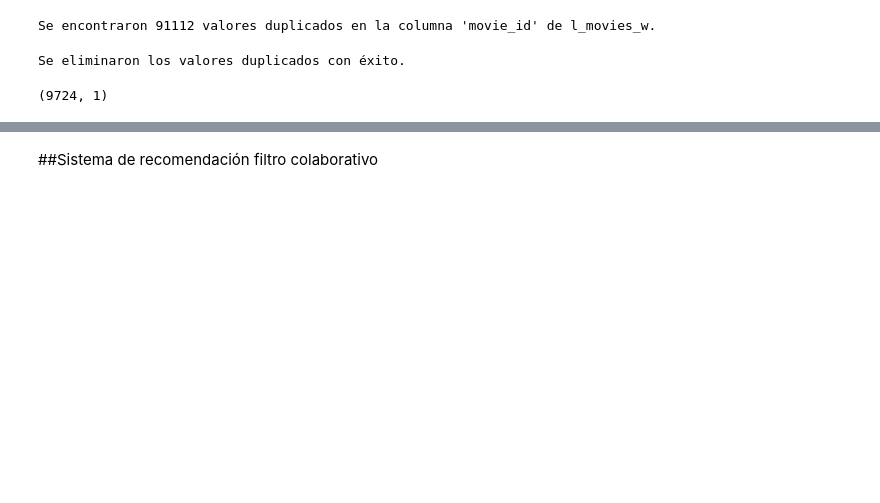
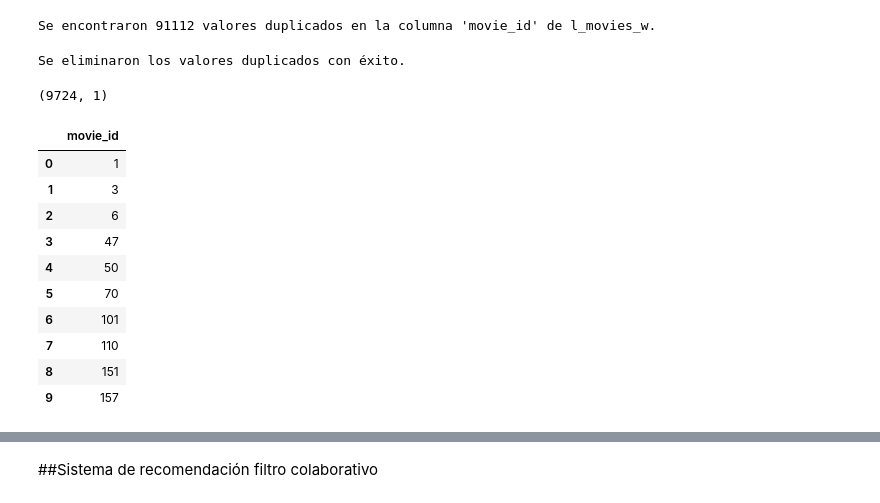
Before and after one commit to veronica1908/MARKETING_E2_A_III, a Jupyter notebook: d_modelos2.ipynb, the cells around one changed output, grey strips where cells are left out. Drawn from its saved outputs; the diff is of its cells as text; code cells hidden in the pictures; blank space fills up the shorter version.

```diff
--- a/d_modelos2.ipynb
+++ b/d_modelos2.ipynb
@@ -188,3 +201,18 @@ Se eliminaron los valores duplicados con éxito.
 print(l_movies_w.shape)
 # %% [output]
 (9724, 1)
+# %%
+# verificamos que tenga la el valor de cruce movie_id
+l_movies_w.head(10)
+# %% [output]
+|  | movie_id |
+| 0 | 1 |
+| 1 | 3 |
+| 2 | 6 |
+| 3 | 47 |
+| 4 | 50 |
+| 5 | 70 |
+| 6 | 101 |
+| 7 | 110 |
+| 8 | 151 |
+| 9 | 157 |
```
Also changed, not shown: parts of 26 cells of this notebook.
